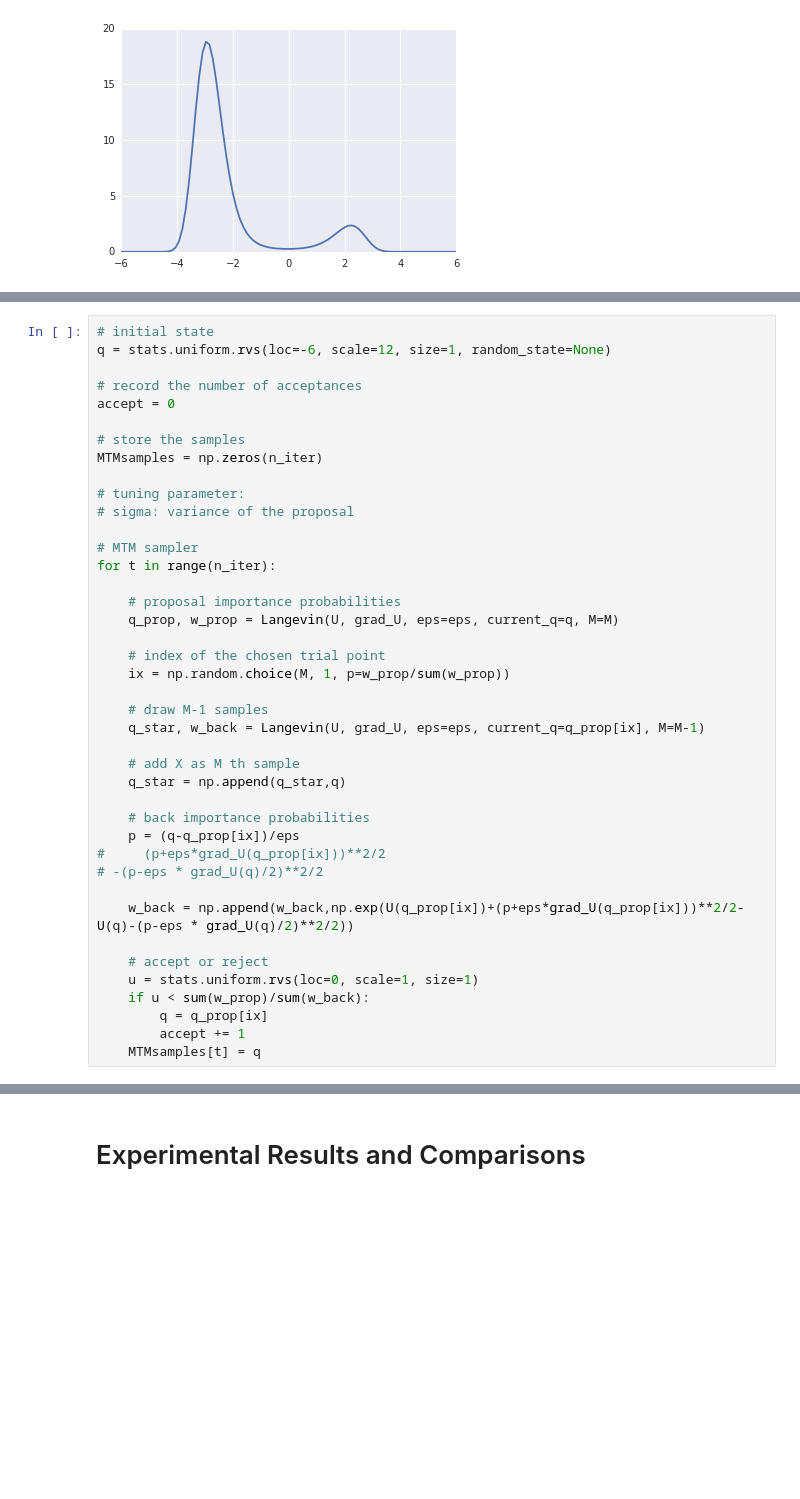
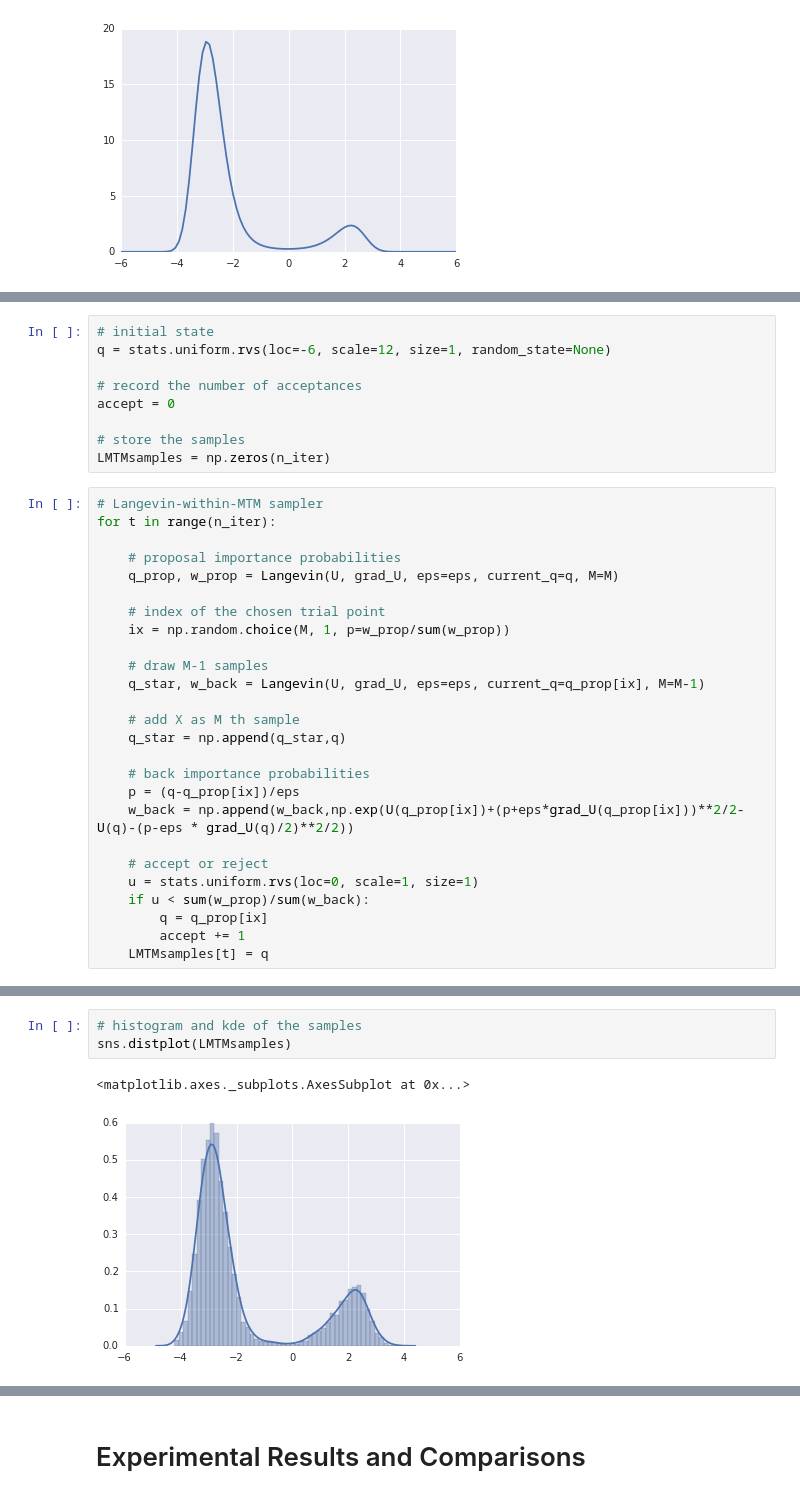
Before and after one commit to rache011857/663_project, a Jupyter notebook: finalupdate-Copy1.ipynb, the cells around one changed output, grey strips where cells are left out. Cells and saved outputs as stored; diff of their text form; blank space fills up the shorter version.

```diff
--- a/finalupdate-Copy1.ipynb
+++ b/finalupdate-Copy1.ipynb
@@ -646,17 +789,14 @@ for t in range(n_iter):
+# %%
+# initial state
+q = stats.uniform.rvs(loc=-6, scale=12, size=1, random_state=None)
+
+# record the number of acceptances
+accept = 0
+
+# store the samples
+LMTMsamples = np.zeros(n_iter)
 # %%
-# initial state
-q = stats.uniform.rvs(loc=-6, scale=12, size=1, random_state=None)
-
-# record the number of acceptances
-accept = 0
-
-# store the samples
-MTMsamples = np.zeros(n_iter)
-
-# tuning parameter:
-# sigma: variance of the proposal
-
-# MTM sampler
+# Langevin-within-MTM sampler
 for t in range(n_iter):
 
     # proposal importance probabilities
@@ -673,9 +813,6 @@ for t in range(n_iter):
 
     # back importance probabilities
     p = (q-q_prop[ix])/eps
-#     (p+eps*grad_U(q_prop[ix]))**2/2
-# -(p-eps * grad_U(q)/2)**2/2
-
     w_back = np.append(w_back,np.exp(U(q_prop[ix])+(p+eps*grad_U(q_prop[ix]))**2/2-U(q)-(p-eps * grad_U(q)/2)**2/2))
 
     # accept or reject
@@ -683,4 +820,4 @@ for t in range(n_iter):
     if u < sum(w_prop)/sum(w_back):
         q = q_prop[ix]
         accept += 1
-    MTMsamples[t] = q
+    LMTMsamples[t] = q
@@ -696,0 +824,6 @@ sns.distplot(MTMsamples)
+# %%
+# histogram and kde of the samples
+sns.distplot(LMTMsamples)
+# %% [output]
+<matplotlib.axes._subplots.AxesSubplot at 0x...>
+[figure, added]
```
Also changed, not shown: parts of 68 cells of this notebook.
